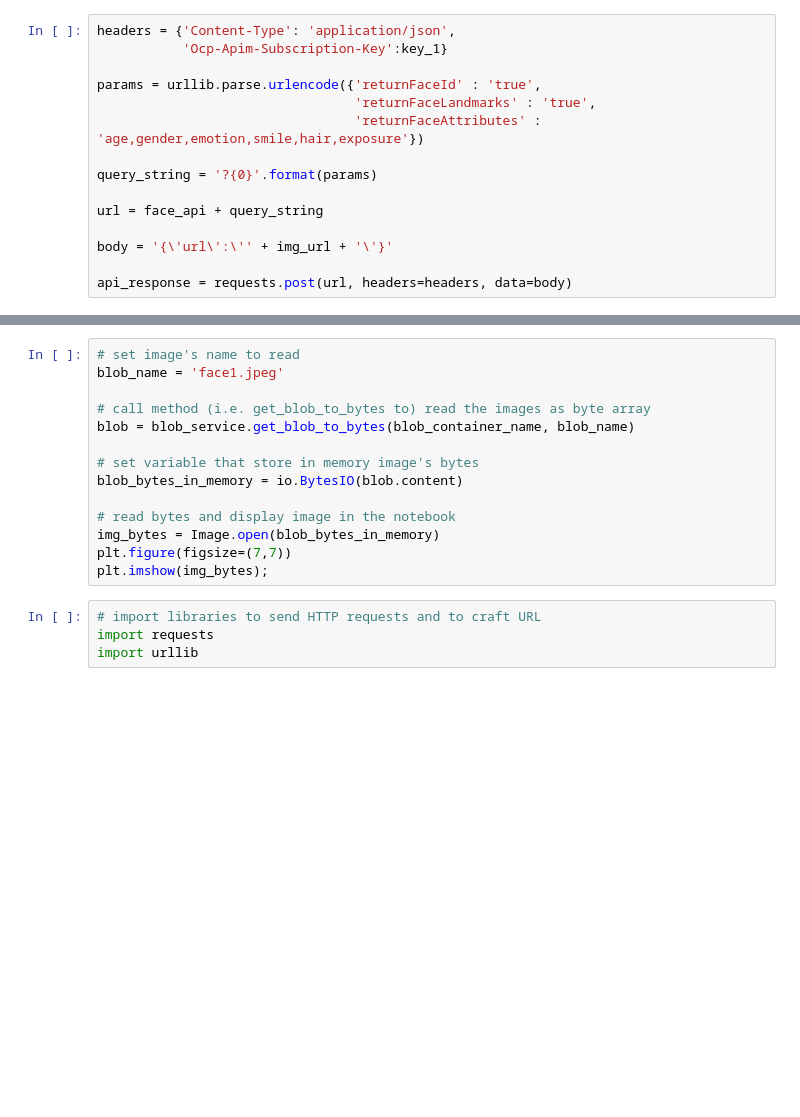
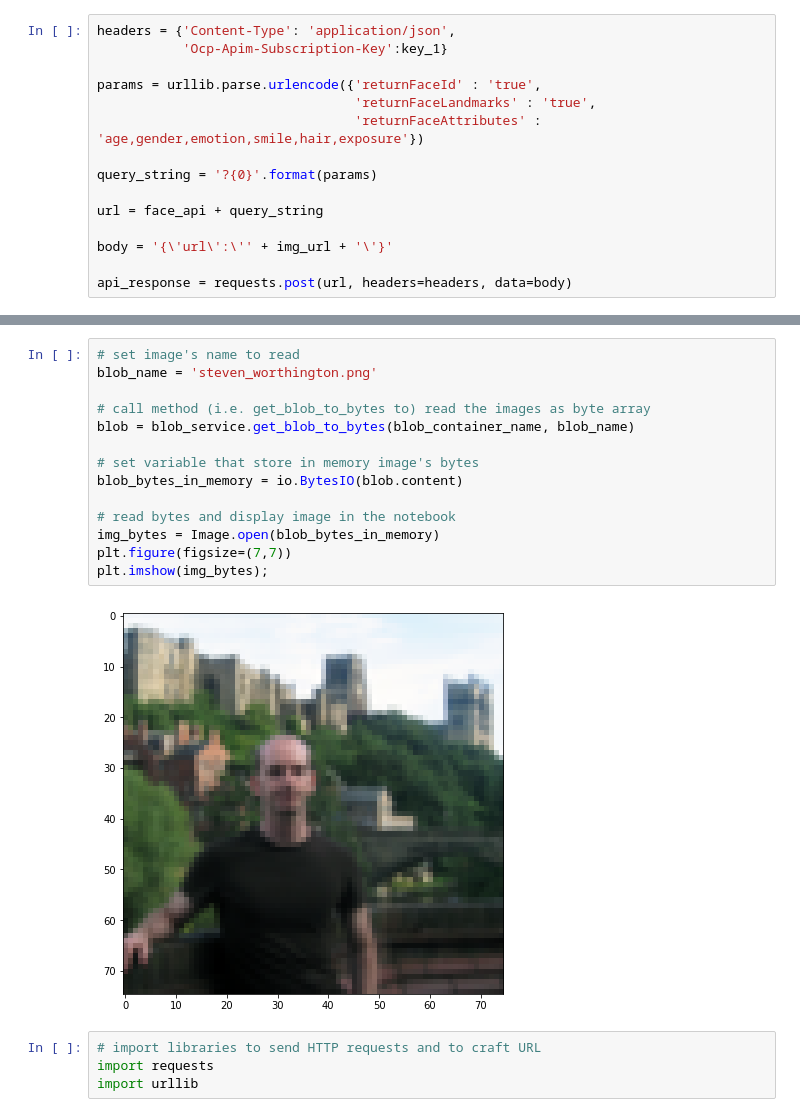
Before and after one commit to IQSS/dss-workshops-archived, a Jupyter notebook: public_cloud_computing/guides/G3/G3.ipynb, the cells around one changed output, grey strips where cells are left out. Cells and saved outputs as stored; diff of their text form; blank space fills up the shorter version.

Commit message:
Updated G3. Added images, text for public cloud services tutorial. TODO: clean code, select data for show case.

```diff
--- a/public_cloud_computing/guides/G3/G3.ipynb
+++ b/public_cloud_computing/guides/G3/G3.ipynb
@@ -153,17 +162,19 @@ print(json.dumps(res_json, indent=2, sort_keys=True))
 # %%
 # set image's name to read
-blob_name = 'face1.jpeg'
+blob_name = 'steven_worthington.png'
 
 # call method (i.e. get_blob_to_bytes to) read the images as byte array
 blob = blob_service.get_blob_to_bytes(blob_container_name, blob_name)
 
 # set variable that store in memory image's bytes
 blob_bytes_in_memory = io.BytesIO(blob.content)
 
 # read bytes and display image in the notebook
 img_bytes = Image.open(blob_bytes_in_memory)
 plt.figure(figsize=(7,7))
 plt.imshow(img_bytes);
+# %% [output]
+[figure, added]
 # %%
 # import libraries to send HTTP requests and to craft URL
 import requests
```
Also changed, not shown: parts of 9 cells of this notebook.
